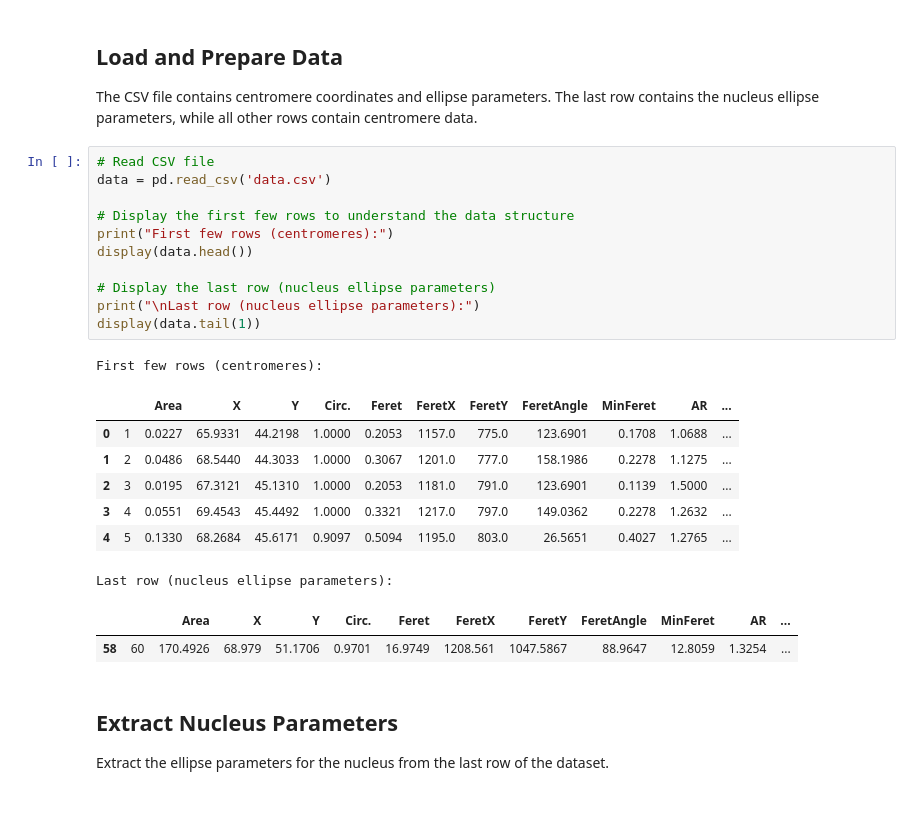
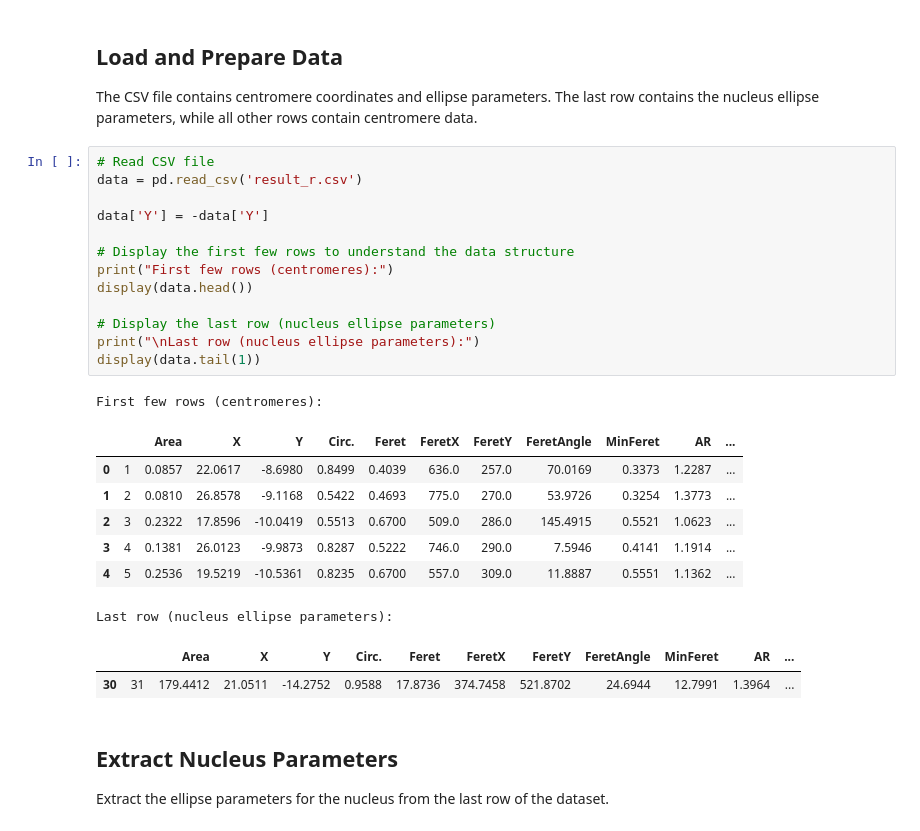
Before and after one commit to lagorg22/bio, a Jupyter notebook: bio_proj.ipynb, the cells around one changed output. Drawn from its saved outputs; the diff is of its cells as text.

```diff
--- a/bio_proj.ipynb
+++ b/bio_proj.ipynb
@@ -24,26 +24,28 @@ plt.rcParams['figure.figsize'] = [12, 9]
 The CSV file contains centromere coordinates and ellipse parameters. The last row contains the nucleus ellipse parameters, while all other rows contain centromere data.
 # %%
 # Read CSV file
-data = pd.read_csv('data.csv')
+data = pd.read_csv('result_r.csv')
+
+data['Y'] = -data['Y']
 
 # Display the first few rows to understand the data structure
 print("First few rows (centromeres):")
 display(data.head())
 
 # Display the last row (nucleus ellipse parameters)
 print("\nLast row (nucleus ellipse parameters):")
 display(data.tail(1))
 # %% [output]
 First few rows (centromeres):
 |  |  | Area | X | Y | Circ. | Feret | FeretX | FeretY | FeretAngle | MinFeret | AR | ... |
-| 0 | 1 | 0.0227 | 65.9331 | 44.2198 | 1.0000 | 0.2053 | 1157.0 | 775.0 | 123.6901 | 0.1708 | 1.0688 | ... |
-| 1 | 2 | 0.0486 | 68.5440 | 44.3033 | 1.0000 | 0.3067 | 1201.0 | 777.0 | 158.1986 | 0.2278 | 1.1275 | ... |
-| 2 | 3 | 0.0195 | 67.3121 | 45.1310 | 1.0000 | 0.2053 | 1181.0 | 791.0 | 123.6901 | 0.1139 | 1.5000 | ... |
-| 3 | 4 | 0.0551 | 69.4543 | 45.4492 | 1.0000 | 0.3321 | 1217.0 | 797.0 | 149.0362 | 0.2278 | 1.2632 | ... |
-| 4 | 5 | 0.1330 | 68.2684 | 45.6171 | 0.9097 | 0.5094 | 1195.0 | 803.0 | 26.5651 | 0.4027 | 1.2765 | ... |
+| 0 | 1 | 0.0857 | 22.0617 | -8.6980 | 0.8499 | 0.4039 | 636.0 | 257.0 | 70.0169 | 0.3373 | 1.2287 | ... |
+| 1 | 2 | 0.0810 | 26.8578 | -9.1168 | 0.5422 | 0.4693 | 775.0 | 270.0 | 53.9726 | 0.3254 | 1.3773 | ... |
+| 2 | 3 | 0.2322 | 17.8596 | -10.0419 | 0.5513 | 0.6700 | 509.0 | 286.0 | 145.4915 | 0.5521 | 1.0623 | ... |
+| 3 | 4 | 0.1381 | 26.0123 | -9.9873 | 0.8287 | 0.5222 | 746.0 | 290.0 | 7.5946 | 0.4141 | 1.1914 | ... |
+| 4 | 5 | 0.2536 | 19.5219 | -10.5361 | 0.8235 | 0.6700 | 557.0 | 309.0 | 11.8887 | 0.5551 | 1.1362 | ... |
 Last row (nucleus ellipse parameters):
 |  |  | Area | X | Y | Circ. | Feret | FeretX | FeretY | FeretAngle | MinFeret | AR | ... |
-| 58 | 60 | 170.4926 | 68.979 | 51.1706 | 0.9701 | 16.9749 | 1208.561 | 1047.5867 | 88.9647 | 12.8059 | 1.3254 | ... |
+| 30 | 31 | 179.4412 | 21.0511 | -14.2752 | 0.9588 | 17.8736 | 374.7458 | 521.8702 | 24.6944 | 12.7991 | 1.3964 | ... |
 # %% [markdown]
 ## Extract Nucleus Parameters
 
```
Also changed, not shown: parts of 6 cells of this notebook, 5 other files.
